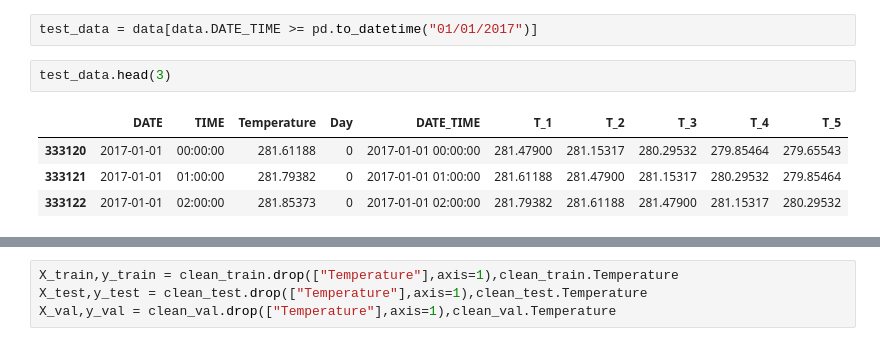
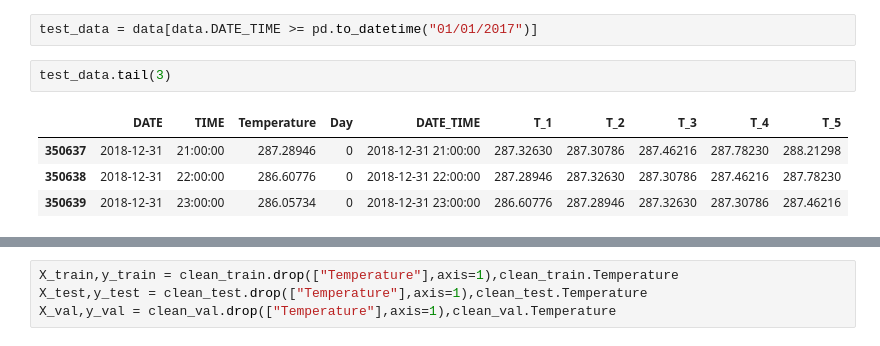
Before and after one commit to arasuadrian/RNN-Models, a Jupyter notebook: LSTM.ipynb, the cells around one changed output, grey strips where cells are left out. Saved outputs shown, nothing was run; the diff lists cells and outputs as text.

```diff
--- a/LSTM.ipynb
+++ b/LSTM.ipynb
@@ -61,9 +76,9 @@ val_data = data[(data.DATE_TIME >= pd.to_datetime("01/01/2015")) & (data.DATE_TI
 # %%
 test_data = data[data.DATE_TIME >= pd.to_datetime("01/01/2017")]
 # %%
-test_data.head(3)
+test_data.tail(3)
 # %% [output]
 |  | DATE | TIME | Temperature | Day | DATE_TIME | T_1 | T_2 | T_3 | T_4 | T_5 |
-| 333120 | 2017-01-01 | 00:00:00 | 281.61188 | 0 | 2017-01-01 00:00:00 | 281.47900 | 281.15317 | 280.29532 | 279.85464 | 279.65543 |
-| 333121 | 2017-01-01 | 01:00:00 | 281.79382 | 0 | 2017-01-01 01:00:00 | 281.61188 | 281.47900 | 281.15317 | 280.29532 | 279.85464 |
-| 333122 | 2017-01-01 | 02:00:00 | 281.85373 | 0 | 2017-01-01 02:00:00 | 281.79382 | 281.61188 | 281.47900 | 281.15317 | 280.29532 |
+| 350637 | 2018-12-31 | 21:00:00 | 287.28946 | 0 | 2018-12-31 21:00:00 | 287.32630 | 287.30786 | 287.46216 | 287.78230 | 288.21298 |
+| 350638 | 2018-12-31 | 22:00:00 | 286.60776 | 0 | 2018-12-31 22:00:00 | 287.28946 | 287.32630 | 287.30786 | 287.46216 | 287.78230 |
+| 350639 | 2018-12-31 | 23:00:00 | 286.05734 | 0 | 2018-12-31 23:00:00 | 286.60776 | 287.28946 | 287.32630 | 287.30786 | 287.46216 |
```
Also changed, not shown: parts of 36 cells of this notebook.
